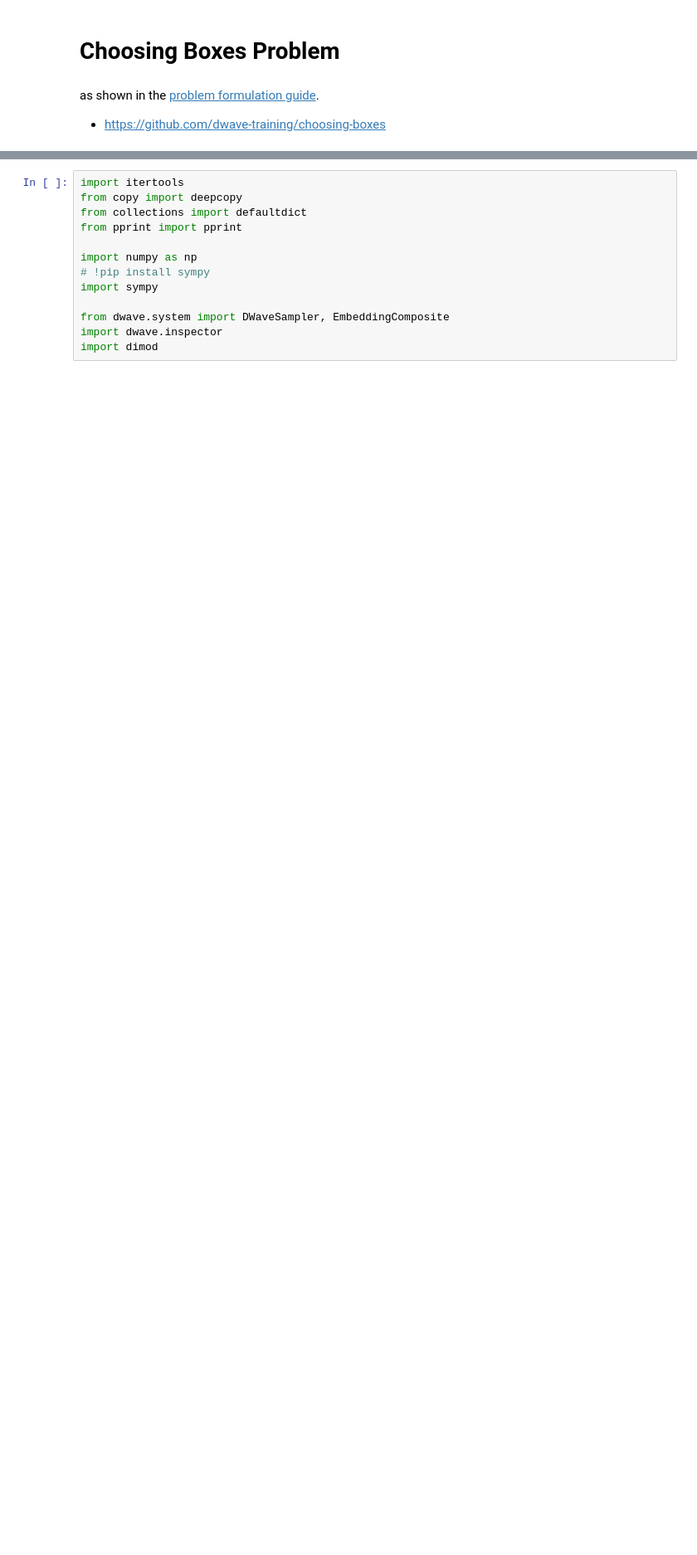
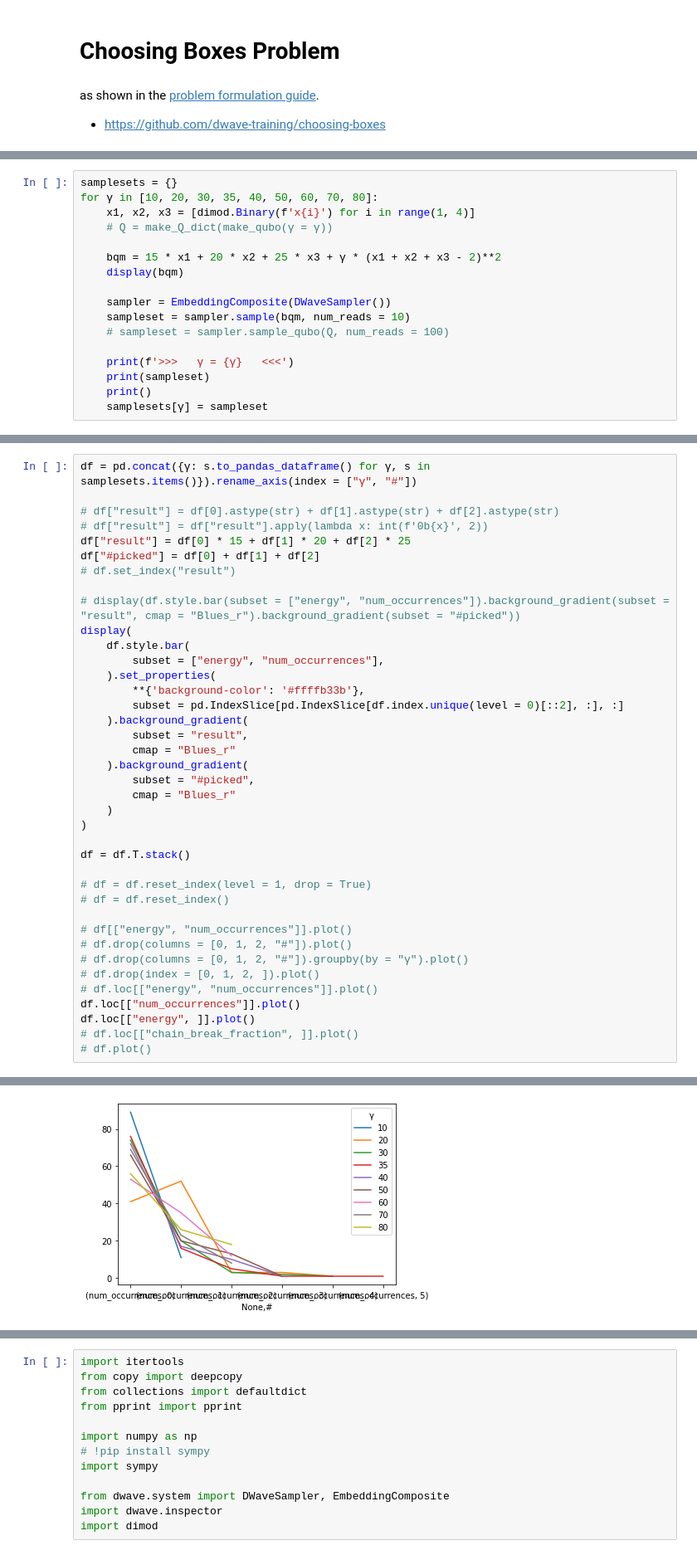
Before and after one commit to klezm/QuantumAnnealingPlayground, a Jupyter notebook: choosing_boxes.ipynb, the cells around one changed output, grey strips where cells are left out. Shown at 83% size. Drawn from its saved outputs; the diff is of its cells as text; blank space fills up the shorter version.

```diff
--- a/choosing_boxes.ipynb
+++ b/choosing_boxes.ipynb
@@ -90,0 +182,17 @@ $$
+# %%
+samplesets = {}
+for γ in [10, 20, 30, 35, 40, 50, 60, 70, 80]:
+    x1, x2, x3 = [dimod.Binary(f'x{i}') for i in range(1, 4)]
+    # Q = make_Q_dict(make_qubo(γ = γ))
+
+    bqm = 15 * x1 + 20 * x2 + 25 * x3 + γ * (x1 + x2 + x3 - 2)**2
+    display(bqm)
+
+    sampler = EmbeddingComposite(DWaveSampler())
+    sampleset = sampler.sample(bqm, num_reads = 10)
+    # sampleset = sampler.sample_qubo(Q, num_reads = 100)
+
+    print(f'>>>   γ = {γ}   <<<')
+    print(sampleset)
+    print()
+    samplesets[γ] = sampleset
@@ -90,0 +217,40 @@ $$
+# %%
+df = pd.concat({γ: s.to_pandas_dataframe() for γ, s in samplesets.items()}).rename_axis(index = ["γ", "#"])
+
+# df["result"] = df[0].astype(str) + df[1].astype(str) + df[2].astype(str)
+# df["result"] = df["result"].apply(lambda x: int(f'0b{x}', 2))
+df["result"] = df[0] * 15 + df[1] * 20 + df[2] * 25
+df["#picked"] = df[0] + df[1] + df[2]
+# df.set_index("result")
+
+# display(df.style.bar(subset = ["energy", "num_occurrences"]).background_gradient(subset = "result", cmap = "Blues_r").background_gradient(subset = "#picked"))
+display(
+    df.style.bar(
+        subset = ["energy", "num_occurrences"],
+    ).set_properties(
+        **{'background-color': '#ffffb33b'},
+        subset = pd.IndexSlice[pd.IndexSlice[df.index.unique(level = 0)[::2], :], :]
+    ).background_gradient(
+        subset = "result",
+        cmap = "Blues_r"
+    ).background_gradient(
+        subset = "#picked",
+        cmap = "Blues_r"
+    )
+)
+
+df = df.T.stack()
+
+# df = df.reset_index(level = 1, drop = True)
+# df = df.reset_index()
+
+# df[["energy", "num_occurrences"]].plot()
+# df.drop(columns = [0, 1, 2, "#"]).plot()
+# df.drop(columns = [0, 1, 2, "#"]).groupby(by = "γ").plot()
+# df.drop(index = [0, 1, 2, ]).plot()
+# df.loc[["energy", "num_occurrences"]].plot()
+df.loc[["num_occurrences"]].plot()
+df.loc[["energy", ]].plot()
+# df.loc[["chain_break_fraction", ]].plot()
+# df.plot()
+# %% [output]
@@ -90,0 +276 @@ $$
+[figure, added]
```
Also changed, not shown: parts of 20 cells of this notebook, 1 other file.
